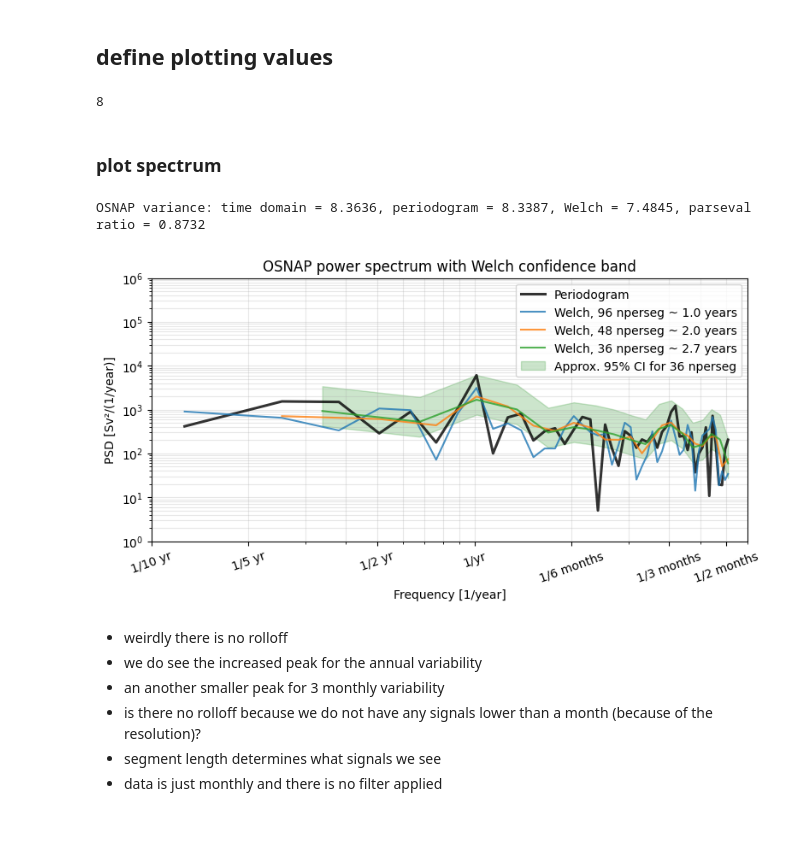
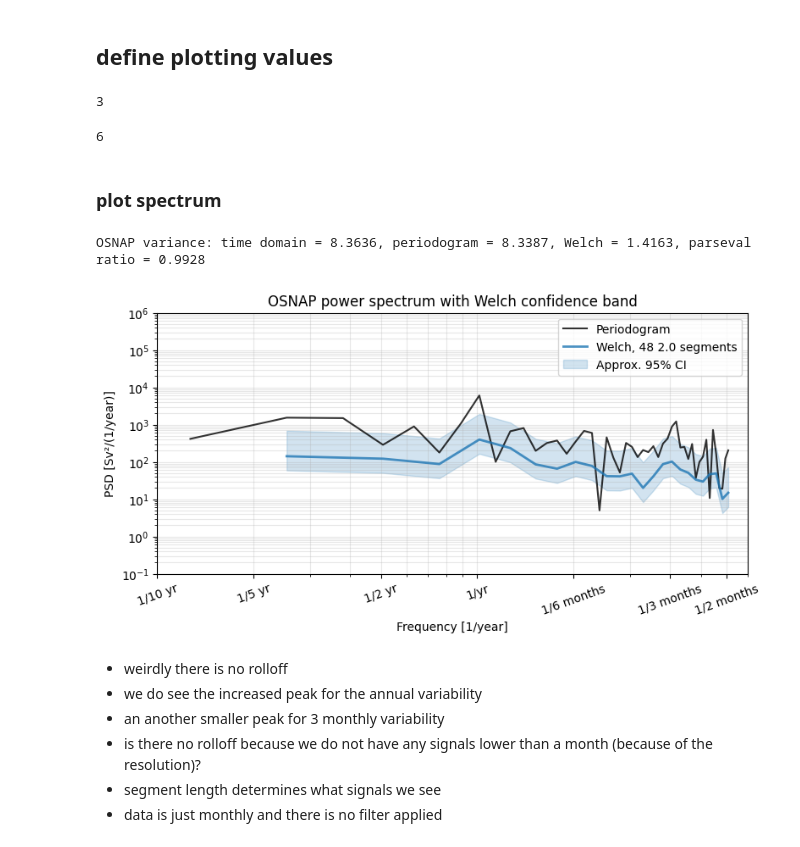
Before and after one commit to isaschmitz/data_analysis-assignment, a Jupyter notebook: notebooks/osnap_spectral_analysis.ipynb, the cells around one changed output. Saved outputs shown, nothing was run; the diff lists cells and outputs as text; code cells hidden in the pictures.

Commit message:
[FEAT] Finish Assignment 1
Updated the `Assignment_1.md`, added the new figures and made some small changes to `osnap_spectral_analysis.ipynb` and `spectra.py`.

```diff
--- a/notebooks/osnap_spectral_analysis.ipynb
+++ b/notebooks/osnap_spectral_analysis.ipynb
@@ -76,8 +78,7 @@ Pxx_p_spectra = periodogram[1]
 - the function defaults to a 'boxcar' window
 # %%
 # define segment length and overlap for Welch's method
-nperseg = 36
-# min(96, series.size)
+nperseg = 48
 overlap = max(0, nperseg // 2)
 # %% [markdown]
 - now we define the segment length
@@ -95,9 +96,9 @@ welch_psd = spectra.welch_psd(
 )
 # %%
 # generate welch for multiple nperseg values
-
+welch_psd_steps = {}
 for n in [12, 24, 36, 48, 96]:
-    welch_psd[n] = spectra.welch_psd(
+    welch_psd_steps[n] = spectra.welch_psd(
         series,
         dt_days=30,
         segment_length=n,
@@ -160,13 +177,18 @@ Pxx_w_plot = Pxx_w_spectra[1:]
 
 # confidence intervals for Welch's method
 segments = max(1, 1 + max(0, series.size - nperseg) // max(1, nperseg - overlap))
+segments = series.size//nperseg +1
 dof = 2 * segments
 lo = dof / chi2.ppf(0.975, dof)
 hi = dof / chi2.ppf(0.025, dof)
+# %%
+segments
+# %% [output]
+3
 # %%
 dof
 # %% [output]
-8
+6
 # %% [markdown]
 ### plot spectrum
 # %%
@@ -174,60 +196,61 @@ fig, ax = plt.subplots(figsize=(9, 4))
 
 # plot periodogram
 ax.loglog(
-    freq_p, Pxx_p_plot, label="Periodogram", color="black", alpha=0.8, linewidth=2.2
+    freq_p, Pxx_p_plot, label="Periodogram", color="black", alpha=0.8, linewidth=1.5
 )
 
 # plot Welch's method with confidence intervals
-for n in [96, 48, 36]:
-    freq_w_n = welch_psd[n]["freq"][1:] * 365.25
-    Pxx_w_n = welch_psd[n]["psd"][1:]
+for n in [48]:
+    freq_w_n = welch_psd_steps[n]["freq"][1:] * 365.25
+    Pxx_w_n = welch_psd_steps[n]["psd"][1:]
     ax.loglog(
-        freq_w_n, Pxx_w_n, label=f"Welch, {n} nperseg ~ {96 / n:.1f} years", alpha=0.8
+        freq_w_n, Pxx_w_n, label=f"Welch, {n} {96 / n} segments", alpha=0.8, color='tab:blue', linewidth=2
     )
+
 
 # ax.loglog(freq_w, Pxx_w_plot, label=f'Welch, {nperseg} nperseg ~ {96/nperseg:.1f} years')
 ax.fill_between(
     freq_w,
     Pxx_w_plot * lo,
     Pxx_w_plot * hi,
-    color="green",
+    color="tab:blue",
     alpha=0.2,
-    label="Approx. 95% CI for 36 nperseg",
+    label="Approx. 95% CI",
 )
 
 # adjust plotting parameters
 ax.set_title("OSNAP power spectrum with Welch confidence band")
 ax.set_xlabel("Frequency [1/year]")
 # set ylabel with units of power spectral density (PSD)
 ax.set_ylabel("PSD [Sv²/(1/year)]")
 axis_max = max(float(np.nanmax(freq_p)), float(np.nanmax(freq_w)))
 ax.set_xticks([0.1, 0.2, 0.5, 1, 2, 4, 6, 12, 52])
 ax.set_xticklabels(
     [
         "1/10 yr",
         "1/5 yr",
         "1/2 yr",
         "1/yr",
         "1/6 months",
         "1/3 months",
         "1/2 months",
         "1/month ",
         "1/wk",
     ],
     rotation=20,
 )
 ax.grid(True, which="both", alpha=0.3)
 ax.legend()
-ax.set_ylim(1, 1e6)
+ax.set_ylim(1e-1, 1e6)
 ax.set_xlim(1e-1, 7)
-
+fig.savefig("../figures/welch_unfilt.png", dpi=300, bbox_inches="tight")
 # print check of variance values (parseval)
 print(
     f"OSNAP variance: time domain = {var_time:.4f}, periodogram = {var_p:.4f}, Welch = {var_w:.4f}, parseval ratio = {ratio:.4f}"
 )
 # %% [output]
-OSNAP variance: time domain = 8.3636, periodogram = 8.3387, Welch = 7.4845, parseval ratio = 0.8732
+OSNAP variance: time domain = 8.3636, periodogram = 8.3387, Welch = 1.4163, parseval ratio = 0.9928
-[figure, old version]
+[figure, new version]
 # %% [markdown]
 - weirdly there is no rolloff
 - we do see the increased peak for the annual variability
```
Also changed, not shown: parts of 17 cells of this notebook, 5 other files.
